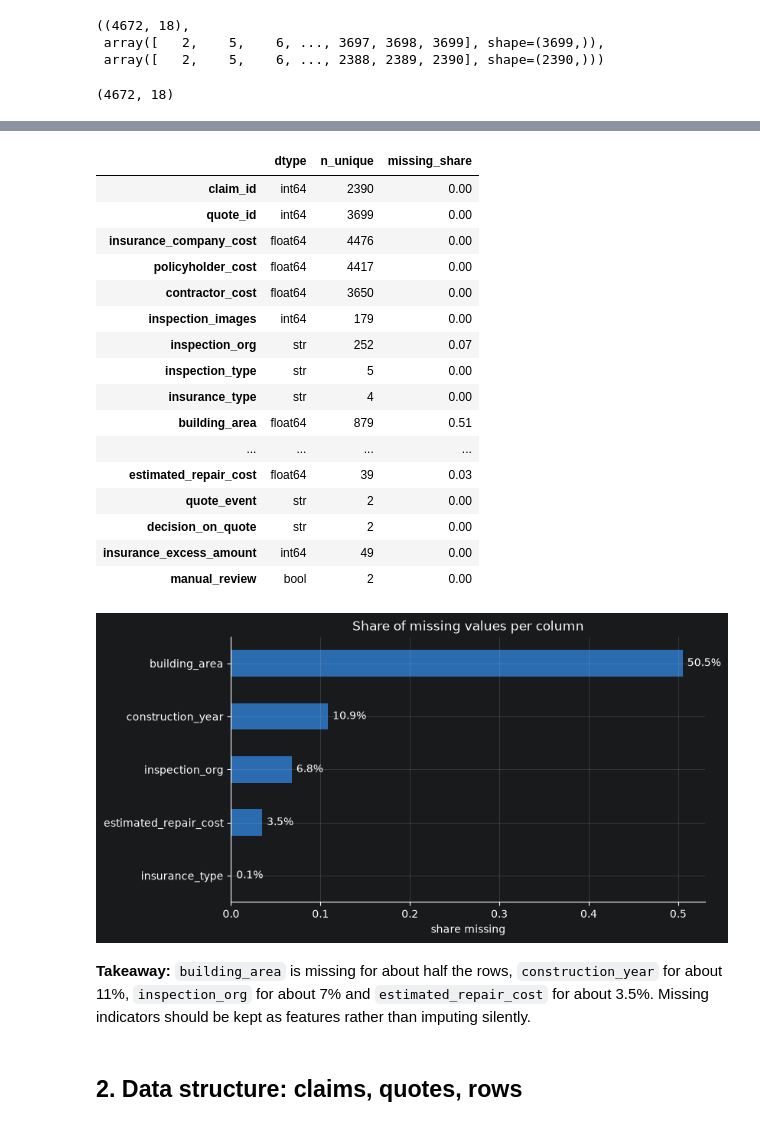
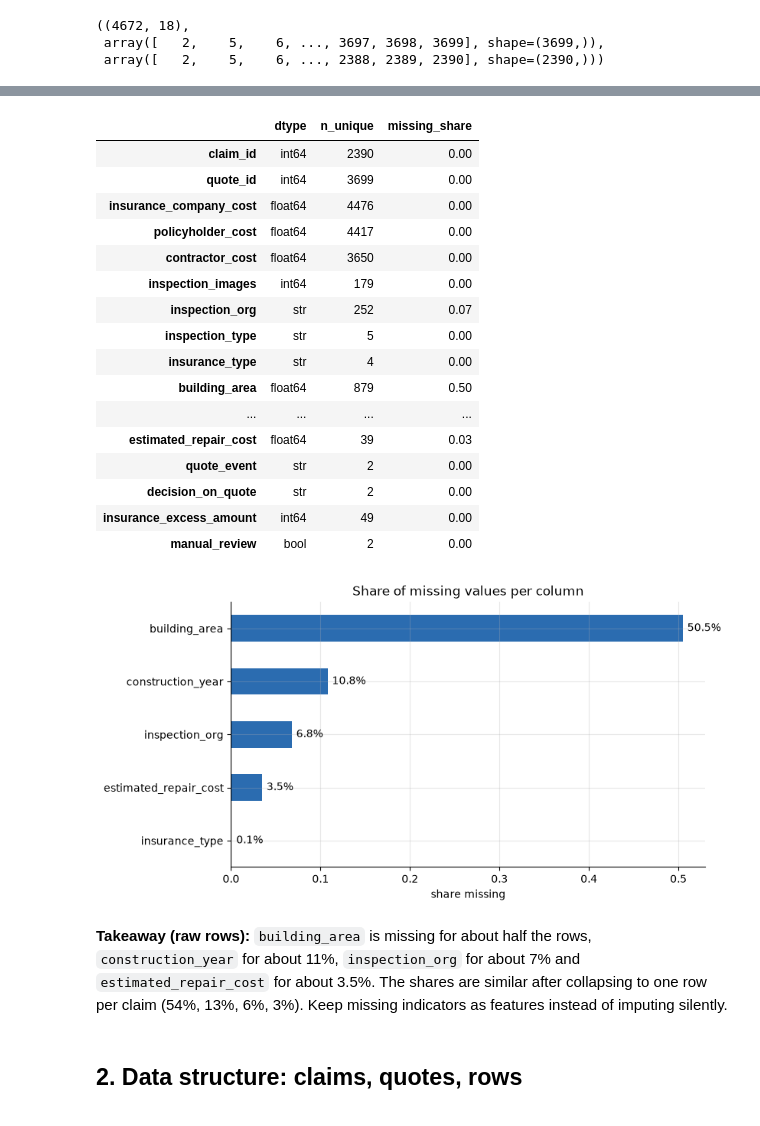
Before and after one commit to arumds/claims_cost_triage, a Jupyter notebook: notebooks/01_data_exploration.ipynb, the cells around one changed output, grey strips where cells are left out. Cells and saved outputs as stored; diff of their text form; code cells hidden in the pictures.

```diff
--- a/notebooks/01_data_exploration.ipynb
+++ b/notebooks/01_data_exploration.ipynb
@@ -74,9 +73,4 @@ raw.drop_duplicates().shape, raw['quote_id'].unique(), raw['claim_id'].unique()
 ((4672, 18),
  array([   2,    5,    6, ..., 3697, 3698, 3699], shape=(3699,)),
  array([   2,    5,    6, ..., 2388, 2389, 2390], shape=(2390,)))
-# %%
-raw_nodup = raw.drop_duplicates()
-raw_nodup.shape
-# %% [output]
-(4672, 18)
 # %%
@@ -100,7 +94,7 @@ raw_nodup.sort_values(by=["quote_id", "claim_id"]).head(20)
 | 5 | 16 | 16 | 131,517.62 | -9,123.21 | 122,394.41 | 5 | ... |
 | 1488 | 17 | 17 | 13,283.98 | 14,246.08 | 27,530.06 | 6 | ... |
 # %%
-raw_nodup.dtypes.to_frame("dtype").join(raw_nodup.nunique().rename("n_unique")).join(raw_nodup.isna().mean().rename("missing_share"))
+raw.dtypes.to_frame("dtype").join(raw.nunique().rename("n_unique")).join(raw.isna().mean().rename("missing_share"))
 # %% [output]
 |  | dtype | n_unique | missing_share |
 | claim_id | int64 | 2390 | 0.00 |
@@ -112,7 +106,7 @@ raw_nodup.dtypes.to_frame("dtype").join(raw_nodup.nunique().rename("n_unique")).
 | inspection_org | str | 252 | 0.07 |
 | inspection_type | str | 5 | 0.00 |
 | insurance_type | str | 4 | 0.00 |
-| building_area | float64 | 879 | 0.51 |
+| building_area | float64 | 879 | 0.50 |
 | ... | ... | ... | ... |
 | estimated_repair_cost | float64 | 39 | 0.03 |
 | quote_event | str | 2 | 0.00 |
@@ -120,17 +114,17 @@ raw_nodup.dtypes.to_frame("dtype").join(raw_nodup.nunique().rename("n_unique")).
 | insurance_excess_amount | int64 | 49 | 0.00 |
 | manual_review | bool | 2 | 0.00 |
 # %%
-miss = raw_nodup.isna().mean().sort_values()
+miss = raw.isna().mean().sort_values()
 miss = miss[miss > 0]
 ax = miss.plot.barh(color=BLUE)
 ax.set(title="Share of missing values per column", xlabel="share missing")
 for i, v in enumerate(miss):
     ax.text(v + .005, i, f"{v:.1%}", va="center")
 plt.show()
 # %% [output]
-[figure, old version]
+[figure, new version]
 # %% [markdown]
-**Takeaway:** `building_area` is missing for about half the rows, `construction_year` for about 11%, `inspection_org` for about 7% and `estimated_repair_cost` for about 3.5%. Missing indicators should be kept as features rather than imputing silently.
+**Takeaway (raw rows):** `building_area` is missing for about half the rows, `construction_year` for about 11%, `inspection_org` for about 7% and `estimated_repair_cost` for about 3.5%. The shares are similar after collapsing to one row per claim (54%, 13%, 6%, 3%). Keep missing indicators as features instead of imputing silently.
 # %% [markdown]
 ## 2. Data structure: claims, quotes, rows
 # %%
```
Also changed, not shown: parts of 49 cells of this notebook.
